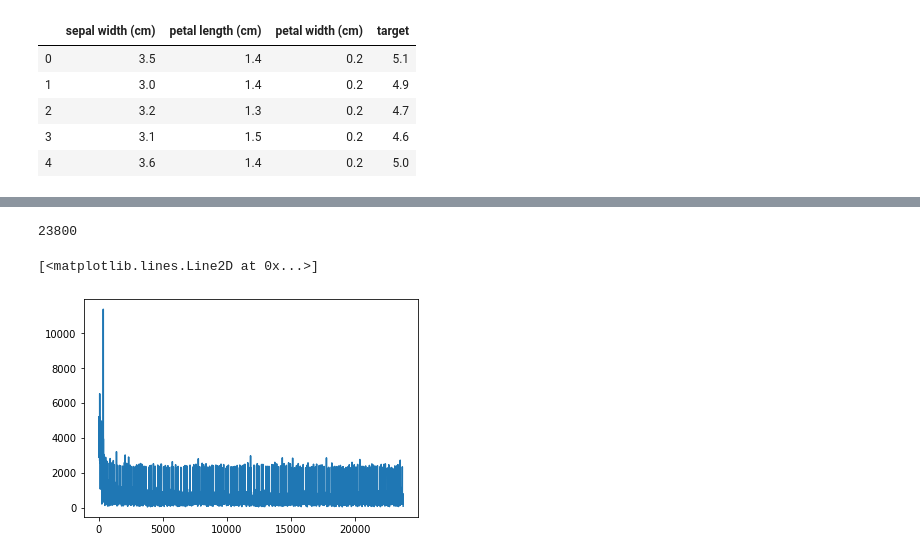
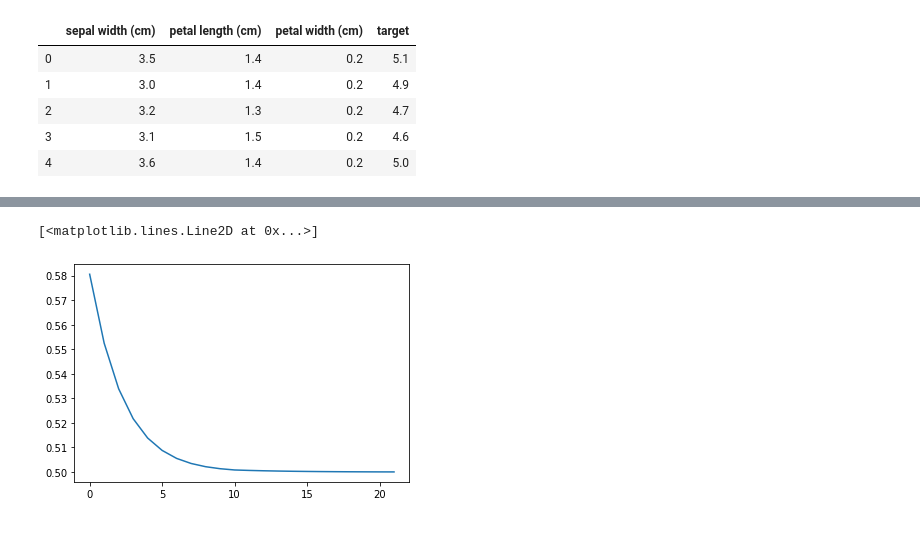
Before and after one commit to ReesaJohn/Data401-Project-3, a Jupyter notebook: Reesa Neural Network.ipynb, the cells around one changed output, grey strips where cells are left out. Cells and saved outputs as stored; diff of their text form; code cells hidden in the pictures.

Commit message:
added new network with better stopping criteria

```diff
--- a/Reesa Neural Network.ipynb
+++ b/Reesa Neural Network.ipynb
@@ -264,15 +342,26 @@ df.head()
+# %%
+from sklearn.datasets import make_moons
+import numpy as np
+from matplotlib import pyplot as plt
+
+X,y = make_moons(n_samples=10000,noise=0.1)
+X = X.astype('float32')
+y = y.astype('float32')
+y = np.expand_dims(y,axis=-1)
 # %%
-layers = 2
+X_train, X_test, y_train, y_test = train_test_split(X,y, test_size=0.33, random_state=42)
+
+X_train, X_val, y_train, y_val = train_test_split(X_train, y_train, test_size=0.33, random_state=42)
+
+layers = 4
 nodes = 3
 activation = ReLU
 loss = L2_loss
 learning_rate = 0.0001
-batch_size = 50
+batch_size = 128
 num_epochs = 200
-anneal = 1
-
-num_runs = math.ceil(df.shape[0]/batch_size)* num_epochs
+anneal = 0.5
 
 test_nn = NeuralNetwork(layers, nodes, activation, loss, learning_rate, batch_size, anneal = anneal)
 
-errs = test_nn.fit(df.drop("target",axis=1),df["target"], num_epochs = num_epochs, print_iter = False)
+errs,acc = test_nn.fit(X_train,y_train, X_val, y_val, rmse_diff = 0.00001, max_epochs = num_epochs, print_iter = False)
@@ -339,28 +377,9 @@ X.head()
-# %%
-layers = 7
-nodes = 9
-activation = ReLU
-loss = L2_loss
-learning_rate = 0.000001
-batch_size = 256
-num_epochs = 200
-anneal = 0.5
-
-num_runs = math.ceil(X.shape[0]/batch_size)* num_epochs
-
-test_nn = NeuralNetwork(layers, nodes, activation, loss, learning_rate, batch_size, anneal = anneal)
-
-errs = test_nn.fit(X,y, num_epochs = num_epochs, print_iter = True)
-# %% [output]
-23800
 # %%
-import matplotlib.pyplot as plt
-
 fig = plt.figure()
 ax = plt.axes()
 
 x = np.linspace(0, 10, 1000)
-ax.plot([i for i in range(0,num_runs)], errs[0:])
+ax.plot([i for i in range(0,len(acc))], acc)
 # %% [output]
 [<matplotlib.lines.Line2D at 0x...>]
-[figure, old version]
+[figure, new version]
```
Also changed, not shown: parts of 27 cells of this notebook, 1 other file.
